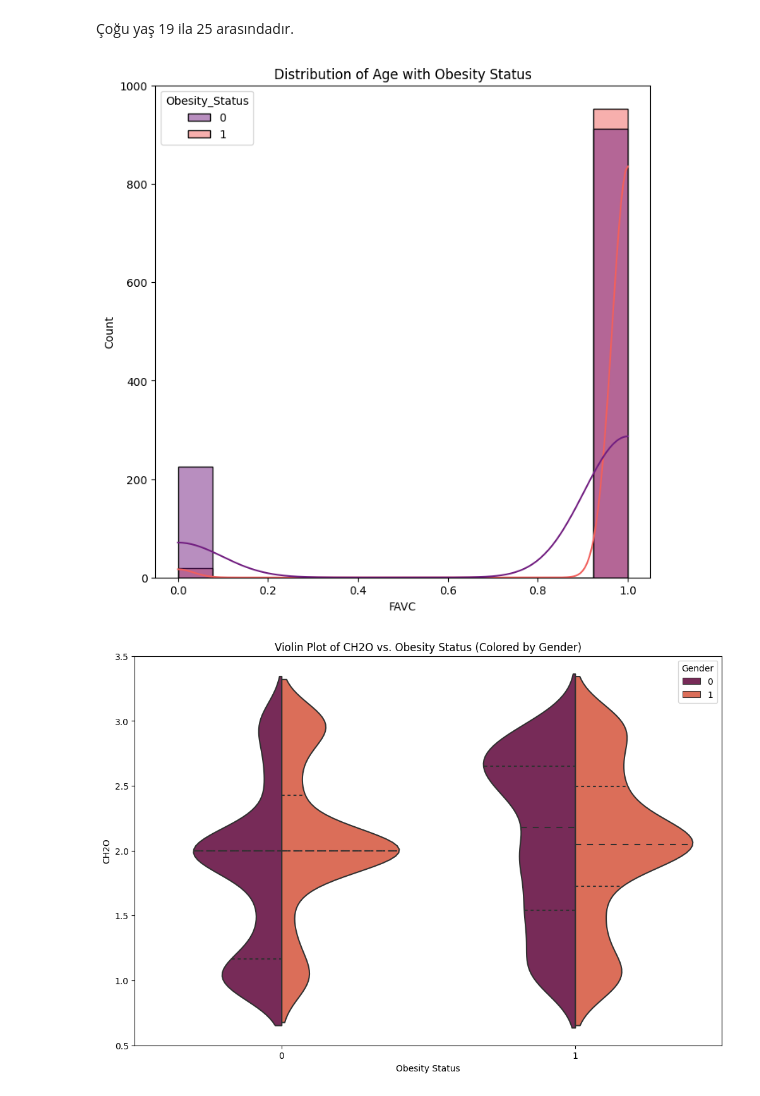
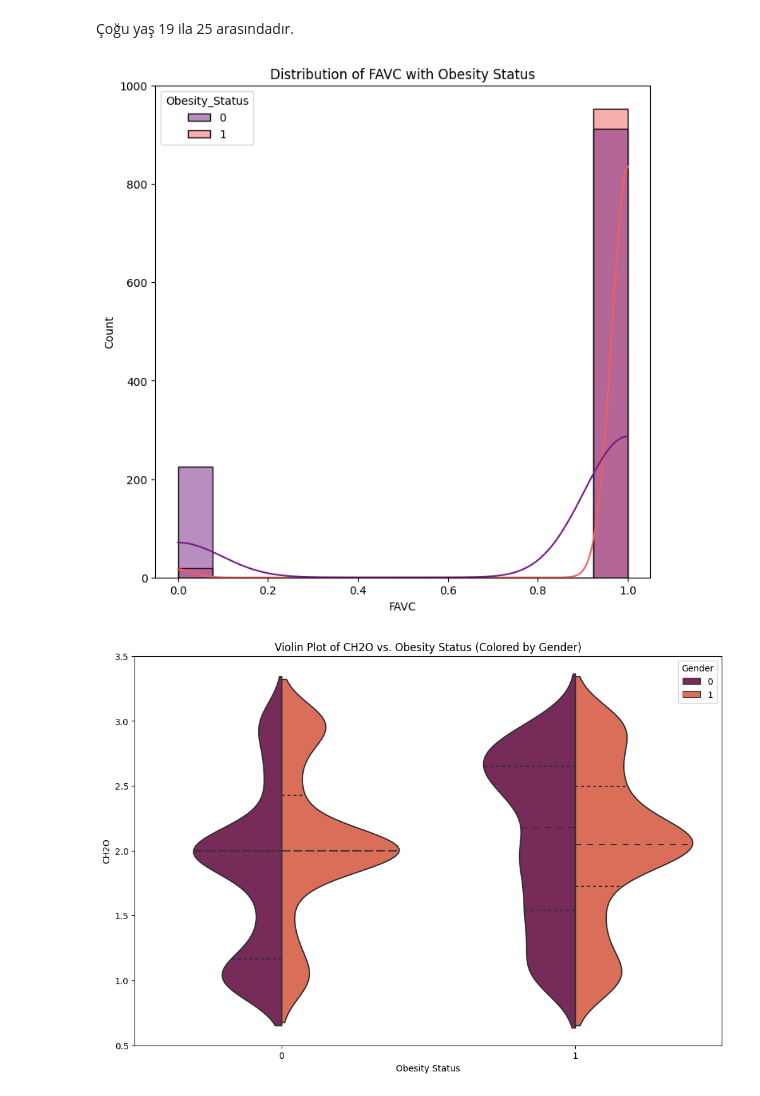
Before and after one commit to Nurbanuak/Presentation_project, a Jupyter notebook: main.ipynb, the cells around one changed output. Cells and saved outputs as stored; diff of their text form; code cells hidden in the pictures.

```diff
--- a/main.ipynb
+++ b/main.ipynb
@@ -431,10 +421,10 @@ plt.show()
 # %%
 plt.figure(figsize=(8, 8))
 sns.histplot(data=df, x='FAVC', hue='Obesity_Status', kde=True, palette='magma')
-plt.title('Distribution of FAVC* with Obesity Status')
+plt.title('Distribution of FAVC with Obesity Status')
 plt.show()
 # %% [output]
-[figure, old version]
+[figure, new version]
 # %%
 plt.figure(figsize=(12, 8))
 sns.violinplot(x='Obesity_Status', y='CH2O', hue='Gender', data= df, split=True, inner='quart', palette='rocket')
```
Also changed, not shown: parts of 26 cells of this notebook, 1 other file.
